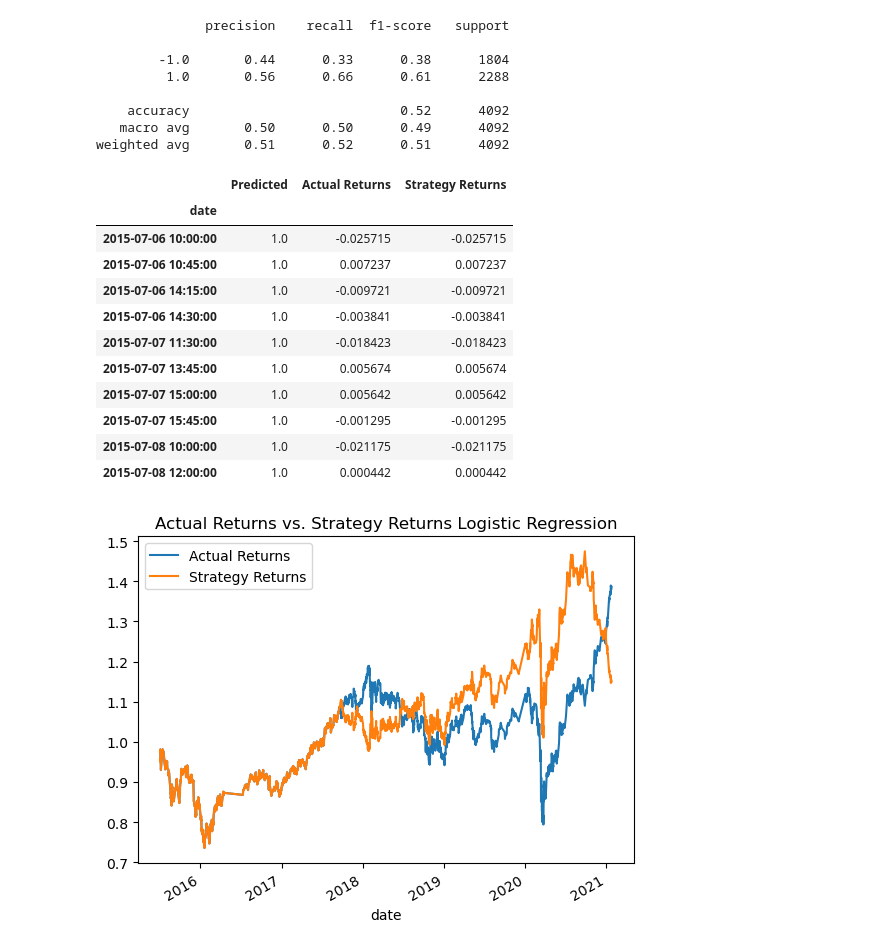
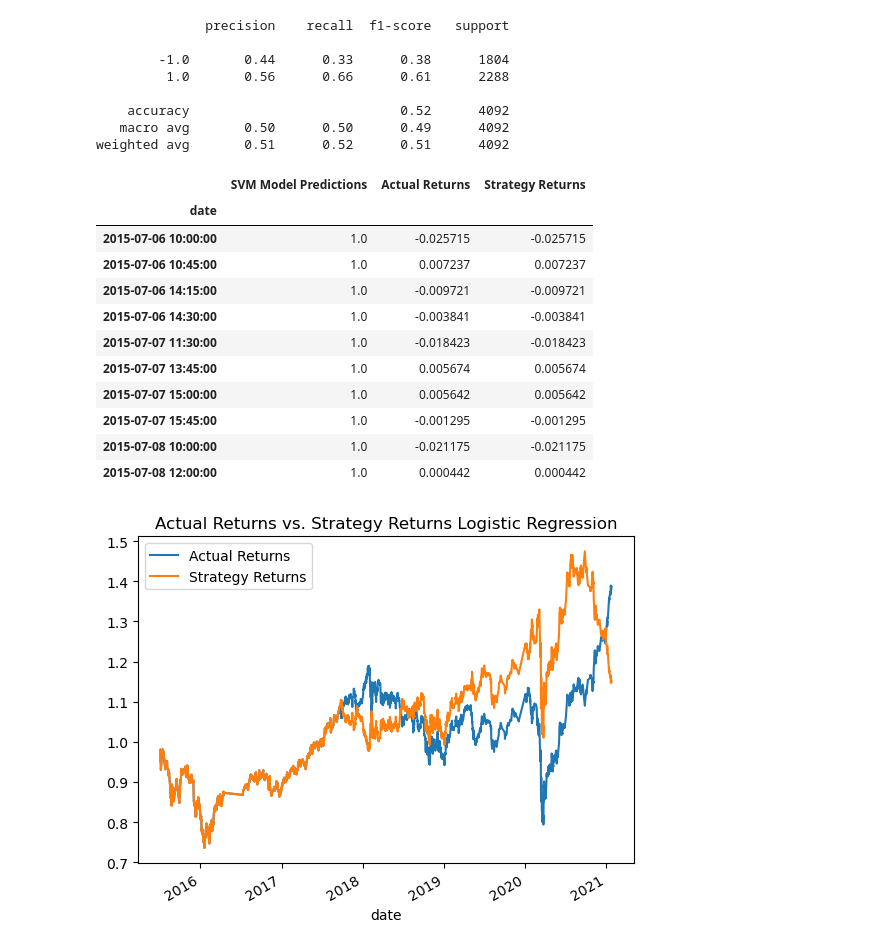
Before and after one commit to AndrewRBader/Challenge-14_CU-fintech, a Jupyter notebook: machine_learning_trading_bot.ipynb, the cells around one changed output. Cells and saved outputs as stored; diff of their text form; code cells hidden in the pictures.

```diff
--- a/machine_learning_trading_bot.ipynb
+++ b/machine_learning_trading_bot.ipynb
@@ -470,23 +475,29 @@ weighted avg       0.51      0.52      0.51      4092
 # %%
 # Create a new empty predictions DataFrame.
 
 # Create a predictions DataFrame
+
+# creating dataframe with pandas
 logistic_regression_prediction_df = pd.DataFrame(index = X_test.index)
 
 # Add the SVM model predictions to the DataFrame
-logistic_regression_prediction_df['Predicted'] = regression_prediction
+logistic_regression_prediction_df['SVM Model Predictions'] = regression_prediction
 
 # Add the actual returns to the DataFrame
 logistic_regression_prediction_df['Actual Returns'] = signals_df["Actual Returns"]
 
 # Add the strategy returns to the DataFrame
-logistic_regression_prediction_df['Strategy Returns'] = logistic_regression_prediction_df["Actual Returns"] * logistic_regression_prediction_df["Predicted"]
+
+# adding returns via mathematical operator
+logistic_regression_prediction_df['Strategy Returns'] = logistic_regression_prediction_df["Actual Returns"] * logistic_regression_prediction_df["SVM Model Predictions"]
 
 
 # Review the DataFrame
+
+# looking at the first 10 rows with the .head method
 logistic_regression_prediction_df.head(10)
 # %% [output]
-|  | Predicted | Actual Returns | Strategy Returns |
+|  | SVM Model Predictions | Actual Returns | Strategy Returns |
 | date |  |  |  |
 | 2015-07-06 10:00:00 | 1.0 | -0.025715 | -0.025715 |
 | 2015-07-06 10:45:00 | 1.0 | 0.007237 | 0.007237 |
```
Also changed, not shown: parts of 4 cells of this notebook, 1 other file.
